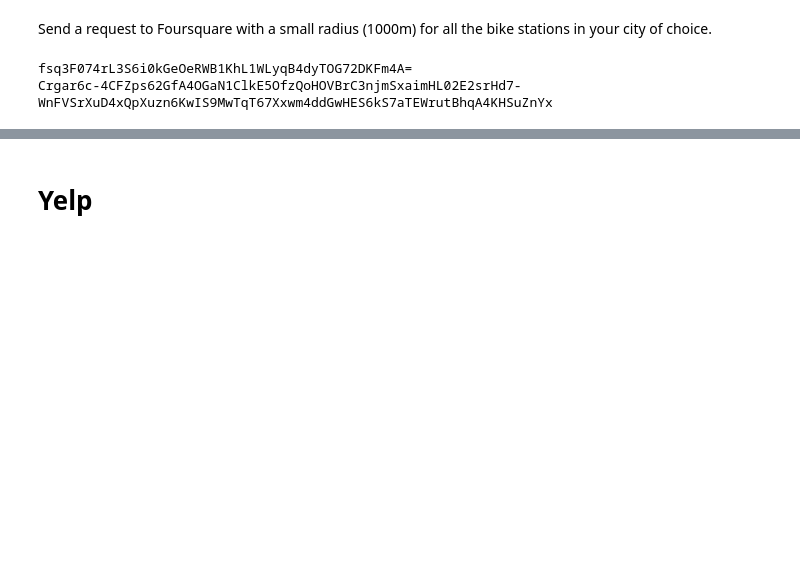
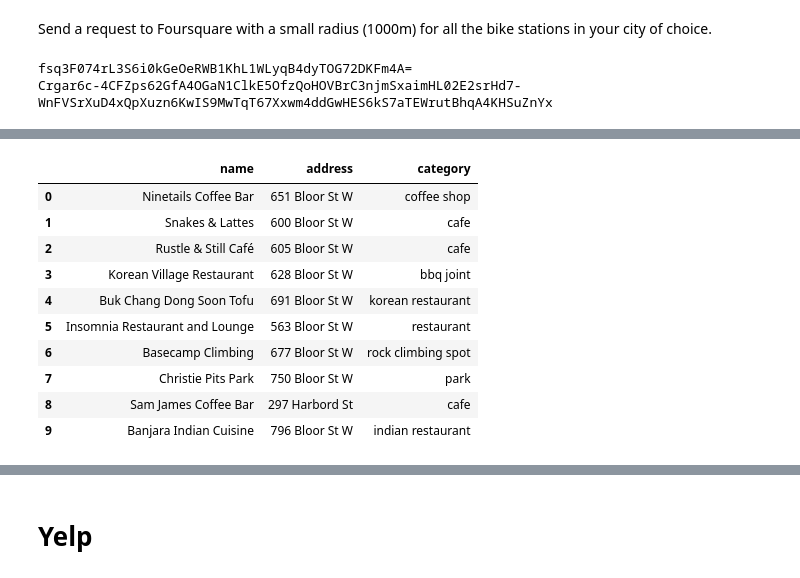
Before and after one commit to tjjdoherty/python-statistical-modelling, a Jupyter notebook: notebooks/yelp_foursquare_EDA.ipynb, the cells around one changed output, grey strips where cells are left out. Saved outputs shown, nothing was run; the diff lists cells and outputs as text; code cells hidden in the pictures; blank space fills up the shorter version.

```diff
--- a/notebooks/yelp_foursquare_EDA.ipynb
+++ b/notebooks/yelp_foursquare_EDA.ipynb
@@ -114,0 +183,16 @@ Put your parsed results into a DataFrame
+# %%
+# need to clean up the category to lowercase and remove accents
+data_test['category'] = data_test['category'].str.lower().apply(unidecode)
+data_test.head(10)
+# %% [output]
+|  | name | address | category |
+| 0 | Ninetails Coffee Bar | 651 Bloor St W | coffee shop |
+| 1 | Snakes & Lattes | 600 Bloor St W | cafe |
+| 2 | Rustle & Still Café | 605 Bloor St W | cafe |
+| 3 | Korean Village Restaurant | 628 Bloor St W | bbq joint |
+| 4 | Buk Chang Dong Soon Tofu | 691 Bloor St W | korean restaurant |
+| 5 | Insomnia Restaurant and Lounge | 563 Bloor St W | restaurant |
+| 6 | Basecamp Climbing | 677 Bloor St W | rock climbing spot |
+| 7 | Christie Pits Park | 750 Bloor St W | park |
+| 8 | Sam James Coffee Bar | 297 Harbord St | cafe |
+| 9 | Banjara Indian Cuisine | 796 Bloor St W | indian restaurant |
```
Also changed, not shown: parts of 14 cells of this notebook, 2 other files.
